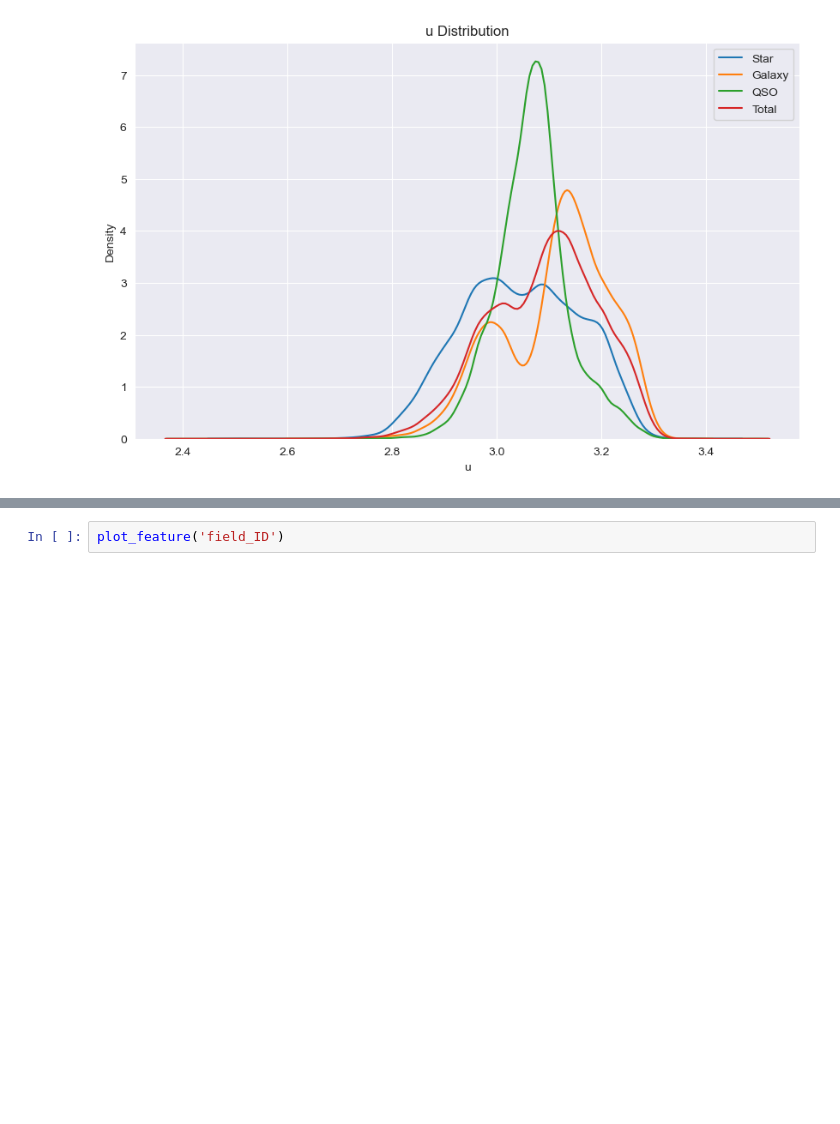
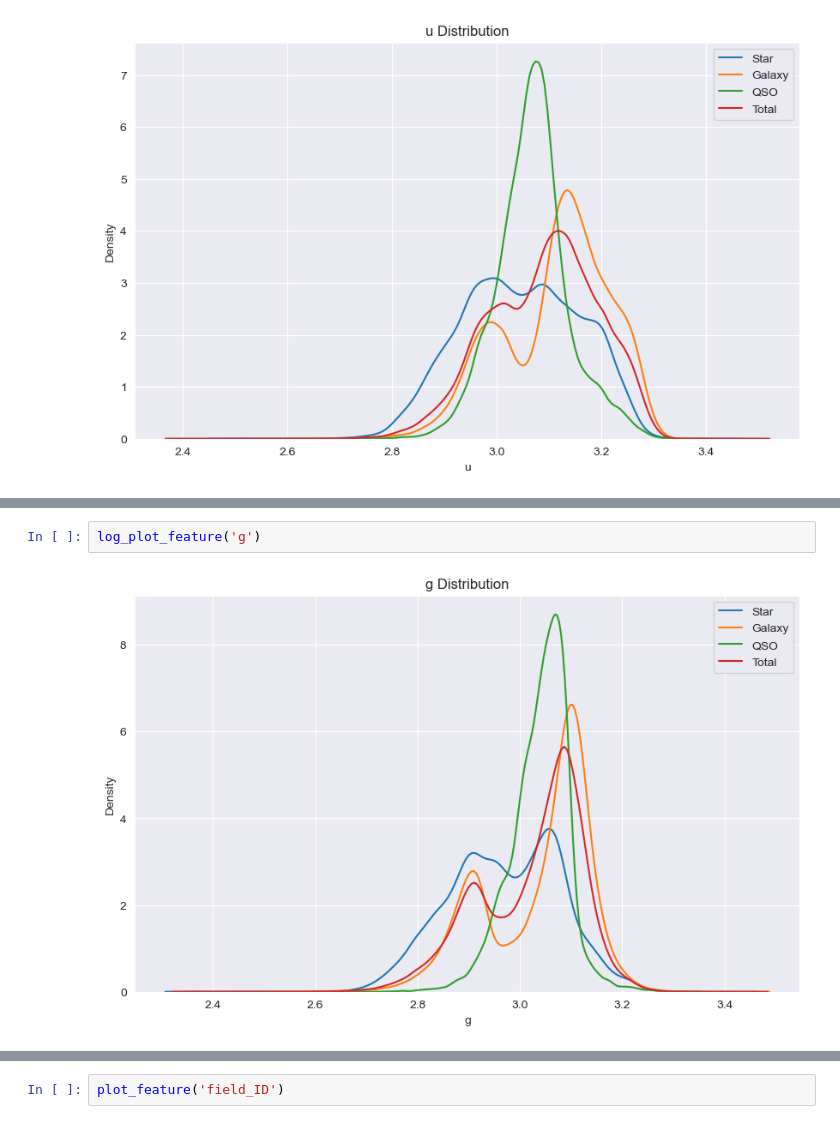
Before and after one commit to aSTRonuun/MachineLearning-2023-Vitor-Alves, a Jupyter notebook: 02-Stelar-Classification-Project/Stelar-Classification-Project.ipynb, the cells around one changed output, grey strips where cells are left out. Cells and saved outputs as stored; diff of their text form; blank space fills up the shorter version.

```diff
--- a/02-Stelar-Classification-Project/Stelar-Classification-Project.ipynb
+++ b/02-Stelar-Classification-Project/Stelar-Classification-Project.ipynb
@@ -181,0 +175,4 @@ features_selected.append(('u', True))
+# %%
+log_plot_feature('g')
+# %% [output]
+[figure, added]
```
Also changed, not shown: parts of 44 cells of this notebook.
